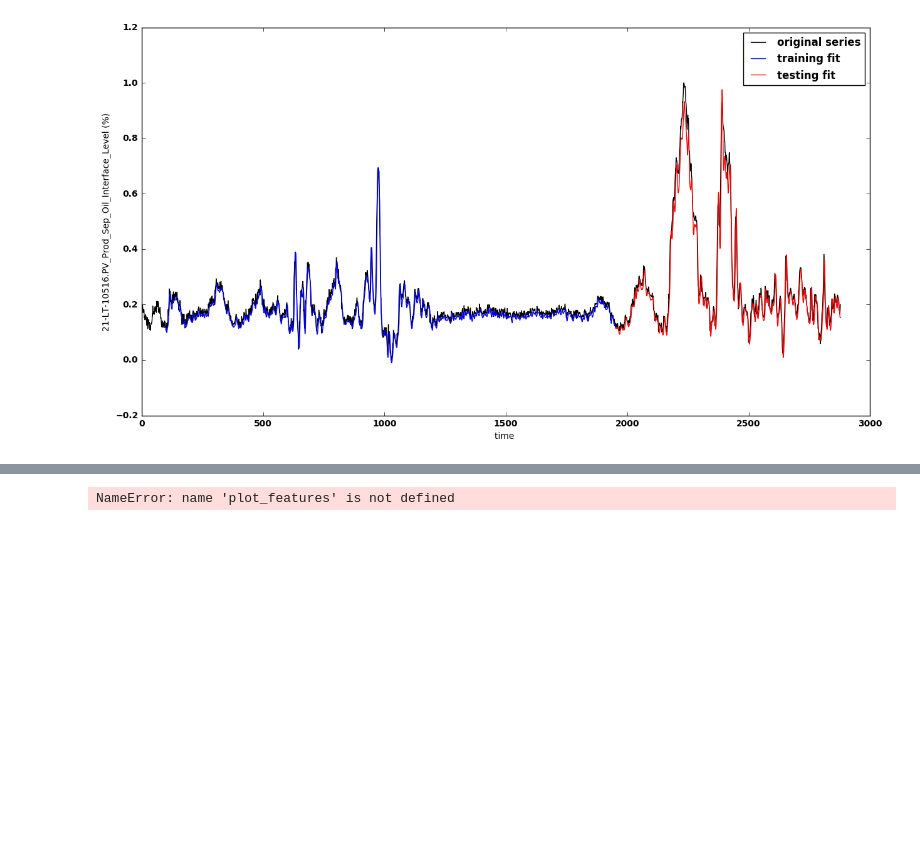
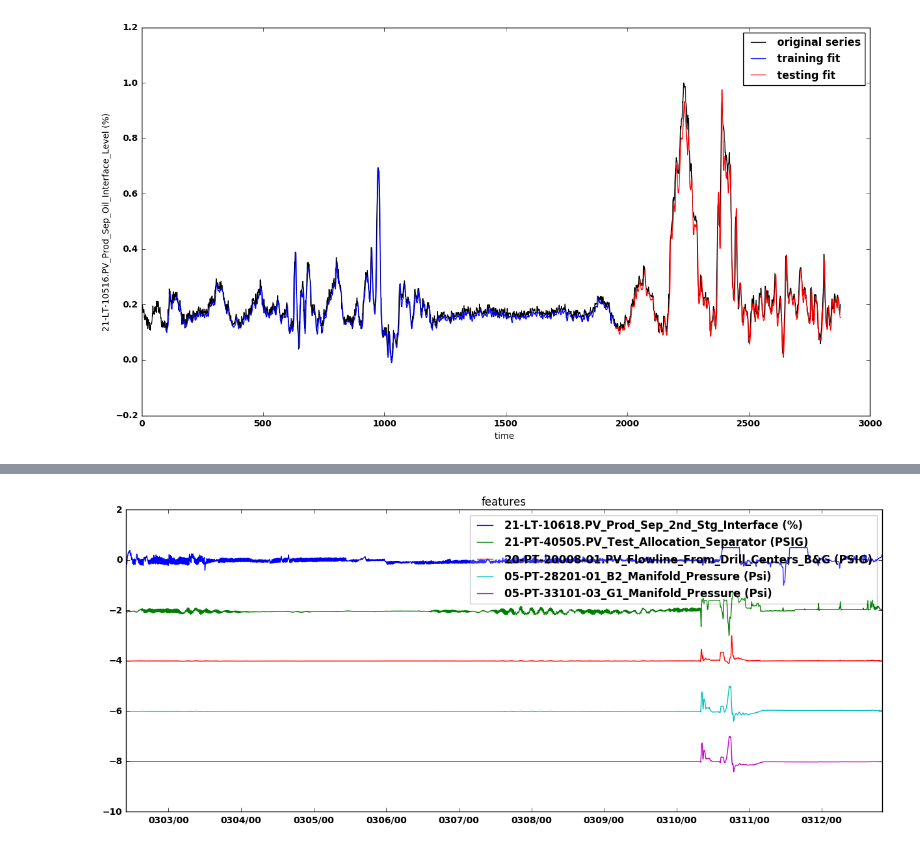
Before and after one commit to HoustonJ2013/unu_bhp_2018, a Jupyter notebook: jl/anomaly_detection_jl_test.ipynb, the cells around one changed output, grey strips where cells are left out. Cells and saved outputs as stored; diff of their text form; code cells hidden in the pictures; blank space fills up the shorter version.

```diff
--- a/jl/anomaly_detection_jl_test.ipynb
+++ b/jl/anomaly_detection_jl_test.ipynb
@@ -94,13 +111,16 @@ Epoch 00060: val_loss improved from 0.00035 to 0.00033, saving model to /media/c
 # %%
+start_time = datetime(2017, 3, 2,10,0)
+end_time = datetime(2017, 3, 12, 20,0)
+
 features = [ "21-LT-10618.PV_Prod_Sep_2nd_Stg_Interface (%)",
             "21-PT-40505.PV_Test_Allocation_Separator (PSIG)",
             "20-PT-20008-01.PV_Flowline_From_Drill_Centers_B&G (PSIG)",
             "05-PT-28201-01_B2_Manifold_Pressure (Psi)",
             "05-PT-33101-03_G1_Manifold_Pressure (Psi)"
             ]
 
 plot_features(file_df, start_time, end_time, features, lp_filter=True, normalized=True)
 plt.title("features")
 plt.show()
 # %% [output]
-NameError: name 'plot_features' is not defined
+[figure, added]
```
Also changed, not shown: parts of 3 cells of this notebook.
